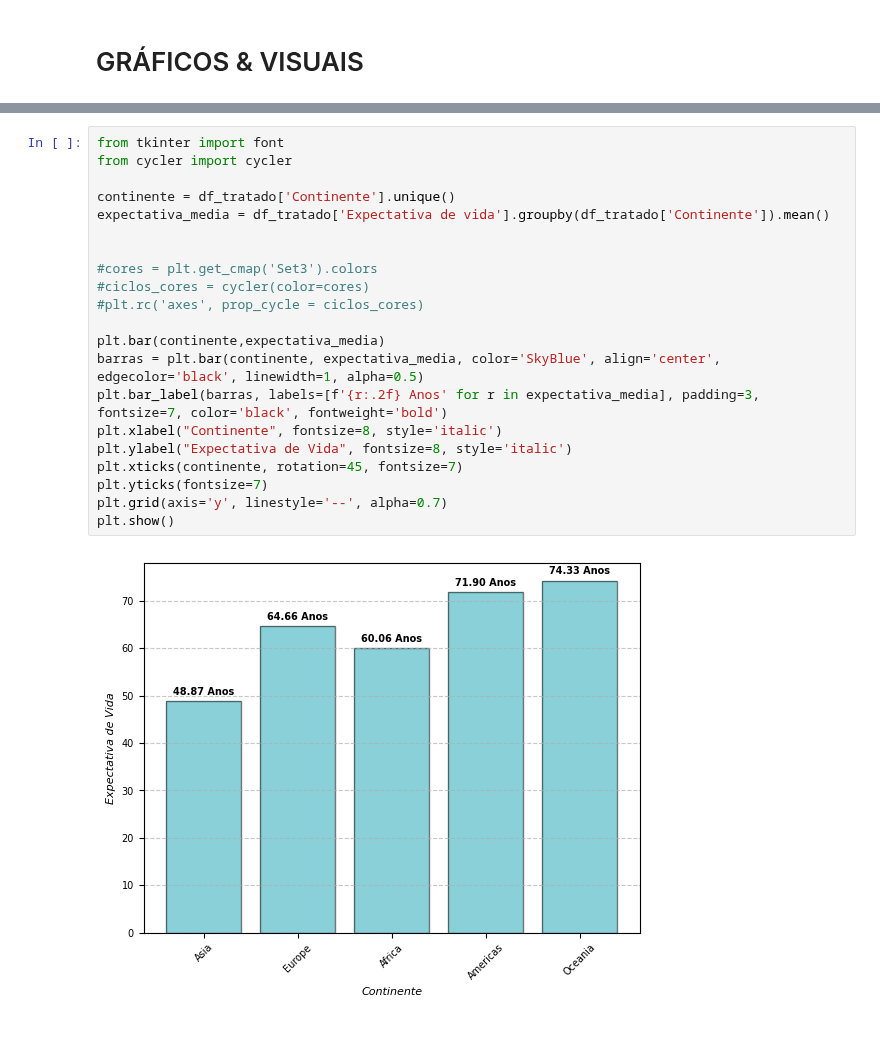
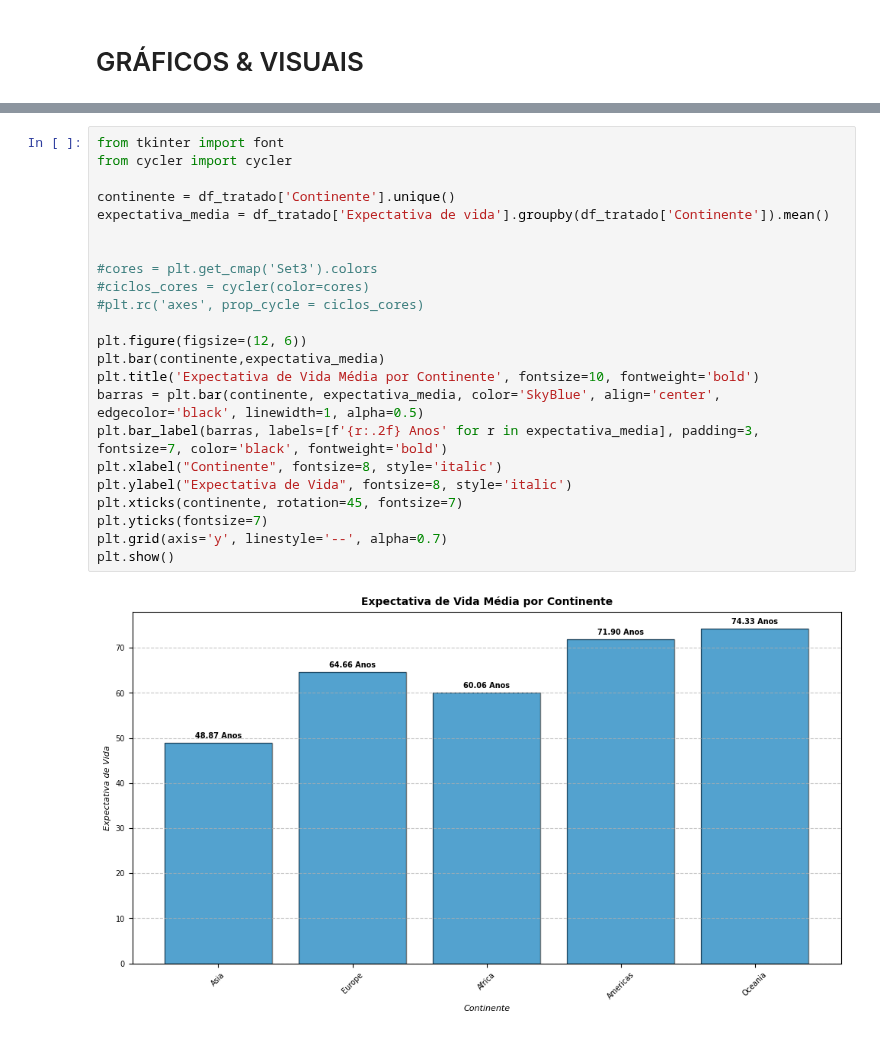
Before and after one commit to MathLopes29/Hashtag_AnaliseDados, a Jupyter notebook: Python/Cursos/PUC Ciência de Dados/Projetos/Python para Ciência de Dados/Projeto_Final_Grupo_5.ipynb, the cells around one changed output, grey strips where cells are left out. Saved outputs shown, nothing was run; the diff lists cells and outputs as text.

```diff
--- a/Python/Cursos/PUC Ciência de Dados/Projetos/Python para Ciência de Dados/Projeto_Final_Grupo_5.ipynb
+++ b/Python/Cursos/PUC Ciência de Dados/Projetos/Python para Ciência de Dados/Projeto_Final_Grupo_5.ipynb
@@ -264,23 +252,25 @@ plt.show()
 # %%
 from tkinter import font
 from cycler import cycler
 
 continente = df_tratado['Continente'].unique()
 expectativa_media = df_tratado['Expectativa de vida'].groupby(df_tratado['Continente']).mean()
 
 
 #cores = plt.get_cmap('Set3').colors
 #ciclos_cores = cycler(color=cores)
 #plt.rc('axes', prop_cycle = ciclos_cores)
 
+plt.figure(figsize=(12, 6))
 plt.bar(continente,expectativa_media)
+plt.title('Expectativa de Vida Média por Continente', fontsize=10, fontweight='bold')
 barras = plt.bar(continente, expectativa_media, color='SkyBlue', align='center', edgecolor='black', linewidth=1, alpha=0.5)
 plt.bar_label(barras, labels=[f'{r:.2f} Anos' for r in expectativa_media], padding=3, fontsize=7, color='black', fontweight='bold')
 plt.xlabel("Continente", fontsize=8, style='italic')
 plt.ylabel("Expectativa de Vida", fontsize=8, style='italic')
 plt.xticks(continente, rotation=45, fontsize=7)
 plt.yticks(fontsize=7)
 plt.grid(axis='y', linestyle='--', alpha=0.7)
 plt.show()
 # %% [output]
-[figure, old version]
+[figure, new version]
```
Also changed, not shown: parts of 7 cells of this notebook.
